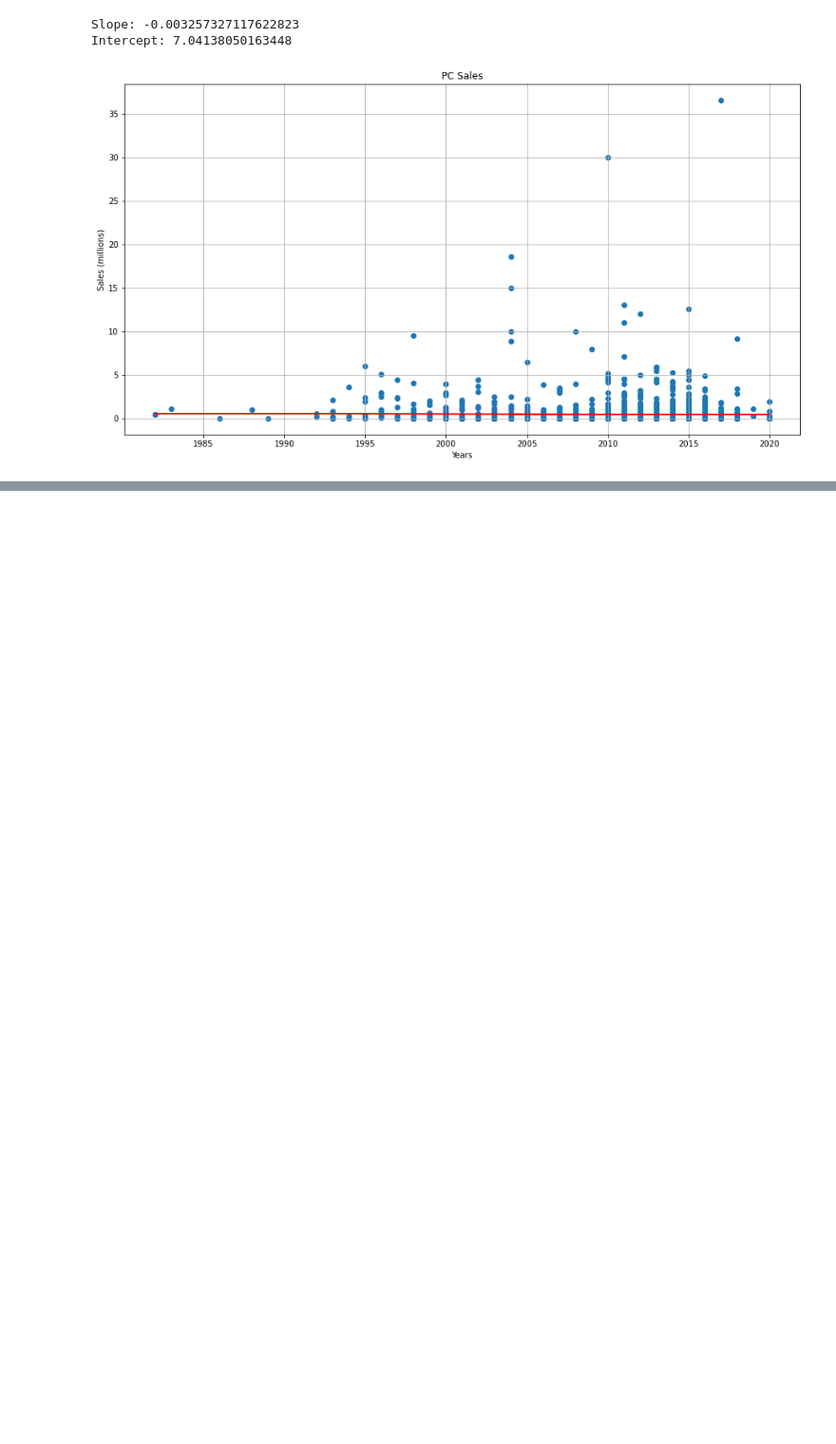
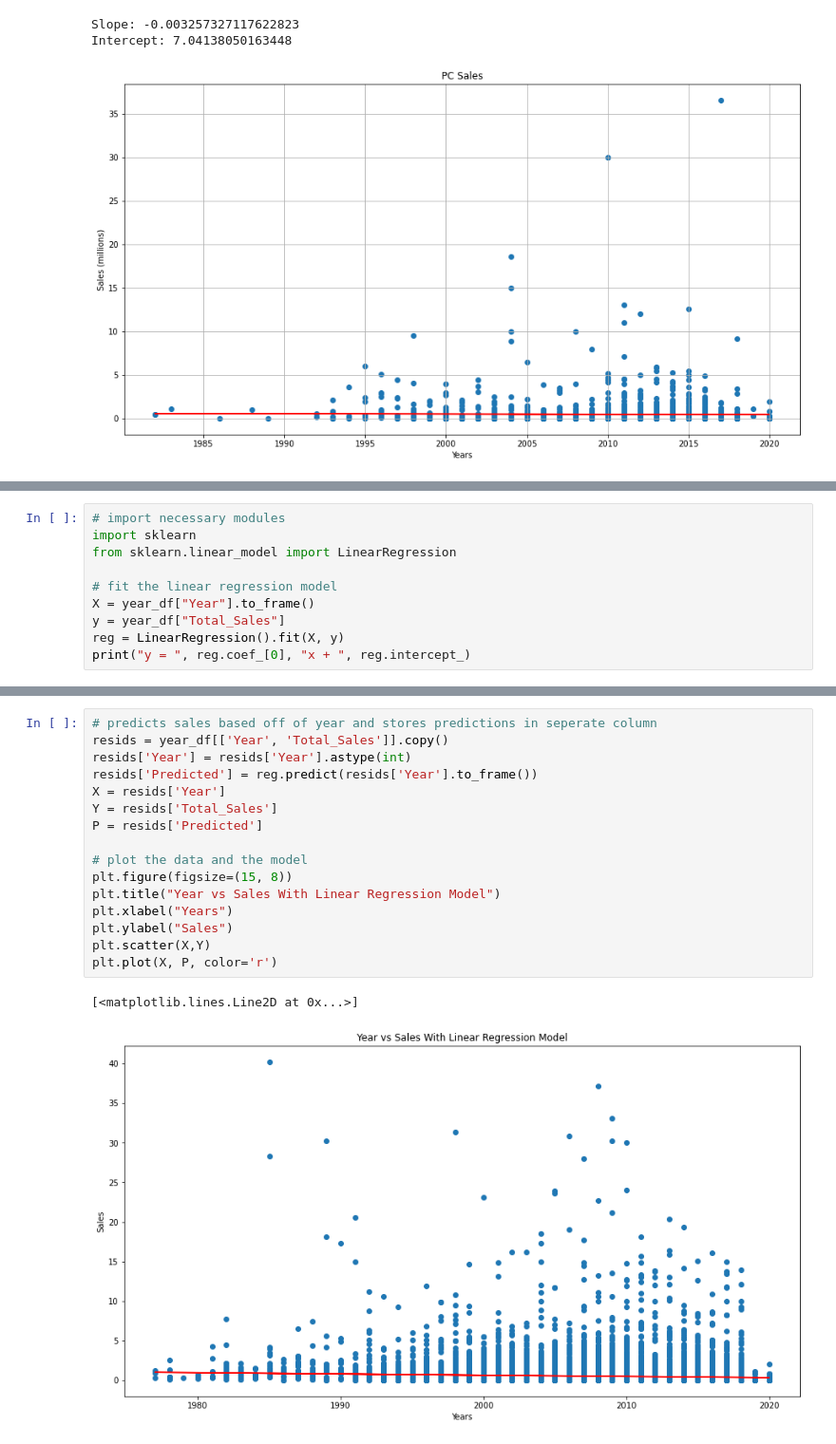
Before and after one commit to toastymcvoid/toastymcvoid.github.io, a Jupyter notebook: Final Project.ipynb, the cells around one changed output, grey strips where cells are left out. Shown at 95% size. Drawn from its saved outputs; the diff is of its cells as text; blank space fills up the shorter version.

```diff
--- a/Final Project.ipynb
+++ b/Final Project.ipynb
@@ -412,0 +416,10 @@ Intercept: 7.04138050163448
+# %%
+# import necessary modules
+import sklearn
+from sklearn.linear_model import LinearRegression
+
+# fit the linear regression model
+X = year_df["Year"].to_frame()
+y = year_df["Total_Sales"]
+reg = LinearRegression().fit(X, y)
+print("y = ", reg.coef_[0], "x + ", reg.intercept_)
@@ -412,0 +430,19 @@ Intercept: 7.04138050163448
+# %%
+# predicts sales based off of year and stores predictions in seperate column
+resids = year_df[['Year', 'Total_Sales']].copy()
+resids['Year'] = resids['Year'].astype(int)
+resids['Predicted'] = reg.predict(resids['Year'].to_frame())
+X = resids['Year']
+Y = resids['Total_Sales']
+P = resids['Predicted']
+
+# plot the data and the model
+plt.figure(figsize=(15, 8))
+plt.title("Year vs Sales With Linear Regression Model")
+plt.xlabel("Years")
+plt.ylabel("Sales")
+plt.scatter(X,Y)
+plt.plot(X, P, color='r')
+# %% [output]
+[<matplotlib.lines.Line2D at 0x...>]
+[figure, added]
```
Also changed, not shown: parts of 17 cells of this notebook.
